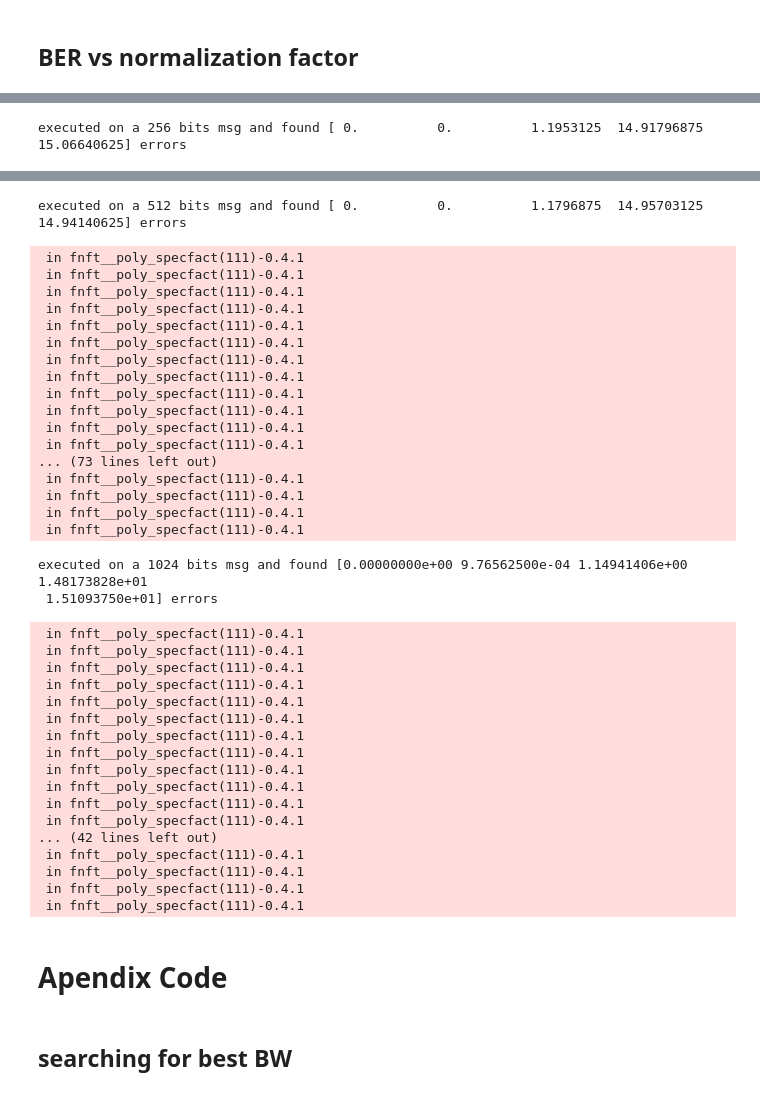
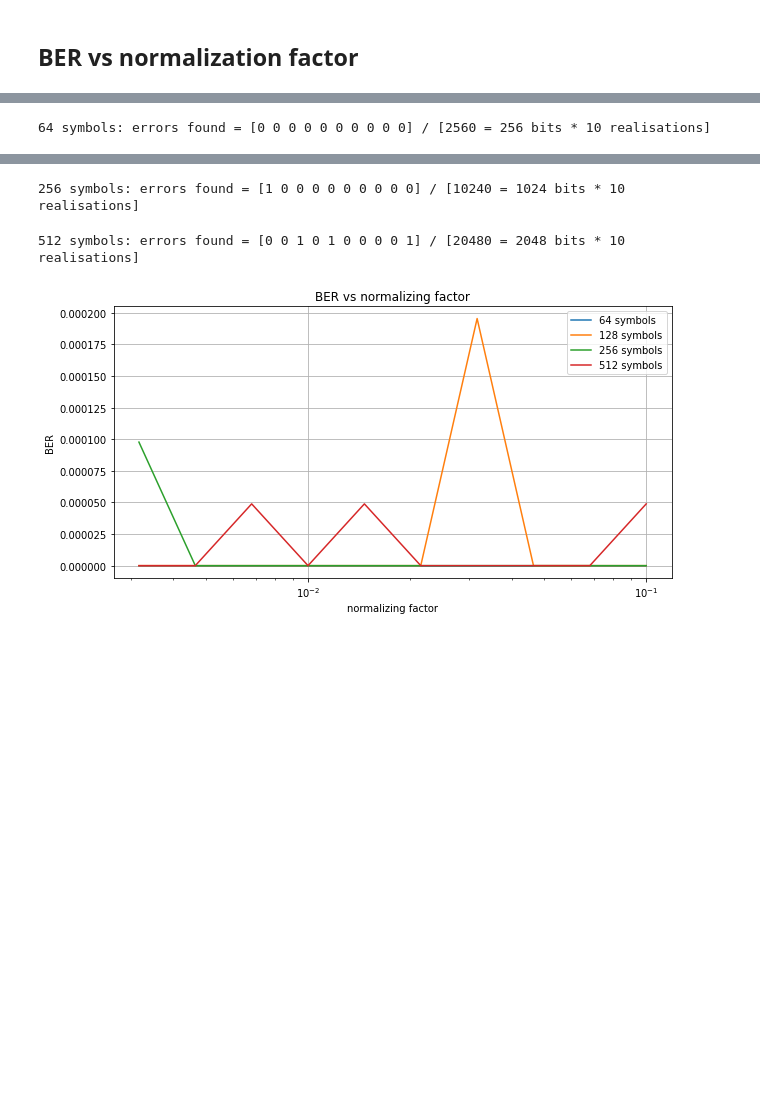
Before and after one commit to Yarden92/Thesis-code, a Jupyter notebook: apps/research.ipynb, the cells around one changed output, grey strips where cells are left out. Saved outputs shown, nothing was run; the diff lists cells and outputs as text; code cells hidden in the pictures; blank space fills up the shorter version.

```diff
--- a/apps/research.ipynb
+++ b/apps/research.ipynb
@@ -41 +40,5 @@ def run_n_times(par, n=10, pbar = None) -> float:
+# %%
+def create_us_vec(n_steps=10, min_u=-2.5, max_u=-1):
+    normalizing_factors = 10 ** np.linspace(min_u, max_u, n_steps)
+    return normalizing_factors
 # %%
@@ -73,19 +101,22 @@ def plot_bers(us_vecs, bers_vecs, legends=None):
 # %%
 # test the impact of ber vs normalization factor for multiple n_symbols
-p2 = Params(m_qam = 16,
-               num_symbols = 64,
-               plot_vec_after_creation=False)
+p2 = Params(m_qam=16,
+            plot_vec_after_creation=False)
 o2 = Outputs()
 
-epsilon_ber = 1e-4
-N_symbols_vec = [64,128,256,512]
-us_vec, bers_vec, legends = [], [], []
+num_realisations = 10
+us_vec = create_us_vec(n_steps=10, min_u=-2.5, max_u=-1)
+N_symbols_vec = np.array([64, 128, 256, 512])
+
+print(f'normalizing factors are: {us_vec}')
+
+bers_vec, legends = [], []
 for n_sym in N_symbols_vec:
-  # print(f'working on: {n_sym} symbols')
-  p2.num_symbols = n_sym
-  us, bers, errs = ber_vs_us(p2,n_steps=5,n_realisations=30,min_u=-2.5)
-  # errs2 = np.round(errs,8)
-  print(f'executed on a {p2.length_of_msg} bits msg and found {errs} errors')
-  us_vec.append(us), bers_vec.append(bers+epsilon_ber)
-  legends.append(f'{n_sym} symbols')
+    p2.num_symbols = n_sym
+    bers, errs = ber_vs_us(p2, us_vec, n_realisations=num_realisations)
+    print(f'{n_sym} symbols: errors found = {errs} / [{p2.length_of_msg*num_realisations} = {p2.length_of_msg} bits * {num_realisations} realisations]')
+    bers_vec.append(bers)
+    legends.append(f'{n_sym} symbols')
+
+plot_bers(us_vec, bers_vec, legends)
 # %% [output]
@@ -109 +124 @@ FNFT Warning: Ill-posed spectral factorization problem.
-executed on a 256 bits msg and found [ 0.          0.          1.1953125  14.91796875 15.06640625] errors
+64 symbols: errors found = [0 0 0 0 0 0 0 0 0 0] / [2560 = 256 bits * 10 realisations]
@@ -127,37 +126,3 @@ FNFT Warning: Ill-posed spectral factorization problem.
-executed on a 512 bits msg and found [ 0.          0.          1.1796875  14.95703125 14.94140625] errors
+256 symbols: errors found = [1 0 0 0 0 0 0 0 0 0] / [10240 = 1024 bits * 10 realisations]
- in fnft__poly_specfact(111)-0.4.1
- in fnft__poly_specfact(111)-0.4.1
- in fnft__poly_specfact(111)-0.4.1
- in fnft__poly_specfact(111)-0.4.1
- in fnft__poly_specfact(111)-0.4.1
- in fnft__poly_specfact(111)-0.4.1
- in fnft__poly_specfact(111)-0.4.1
- in fnft__poly_specfact(111)-0.4.1
- in fnft__poly_specfact(111)-0.4.1
- in fnft__poly_specfact(111)-0.4.1
- in fnft__poly_specfact(111)-0.4.1
- in fnft__poly_specfact(111)-0.4.1
-... (73 lines left out)
- in fnft__poly_specfact(111)-0.4.1
- in fnft__poly_specfact(111)-0.4.1
- in fnft__poly_specfact(111)-0.4.1
- in fnft__poly_specfact(111)-0.4.1
+512 symbols: errors found = [0 0 1 0 1 0 0 0 0 1] / [20480 = 2048 bits * 10 realisations]
-executed on a 1024 bits msg and found [0.00000000e+00 9.76562500e-04 1.14941406e+00 1.48173828e+01
- 1.51093750e+01] errors
- in fnft__poly_specfact(111)-0.4.1
- in fnft__poly_specfact(111)-0.4.1
- in fnft__poly_specfact(111)-0.4.1
- in fnft__poly_specfact(111)-0.4.1
- in fnft__poly_specfact(111)-0.4.1
- in fnft__poly_specfact(111)-0.4.1
- in fnft__poly_specfact(111)-0.4.1
- in fnft__poly_specfact(111)-0.4.1
- in fnft__poly_specfact(111)-0.4.1
- in fnft__poly_specfact(111)-0.4.1
- in fnft__poly_specfact(111)-0.4.1
- in fnft__poly_specfact(111)-0.4.1
-... (42 lines left out)
- in fnft__poly_specfact(111)-0.4.1
- in fnft__poly_specfact(111)-0.4.1
- in fnft__poly_specfact(111)-0.4.1
- in fnft__poly_specfact(111)-0.4.1
+[figure, added]
@@ -180,5 +128,0 @@ bers_3000 = ber_matrix
-# %% [markdown]
-# Apendix Code
-# %% [markdown]
-
-## searching for best BW
```
Also changed, not shown: parts of 23 cells of this notebook, 2 other files.
